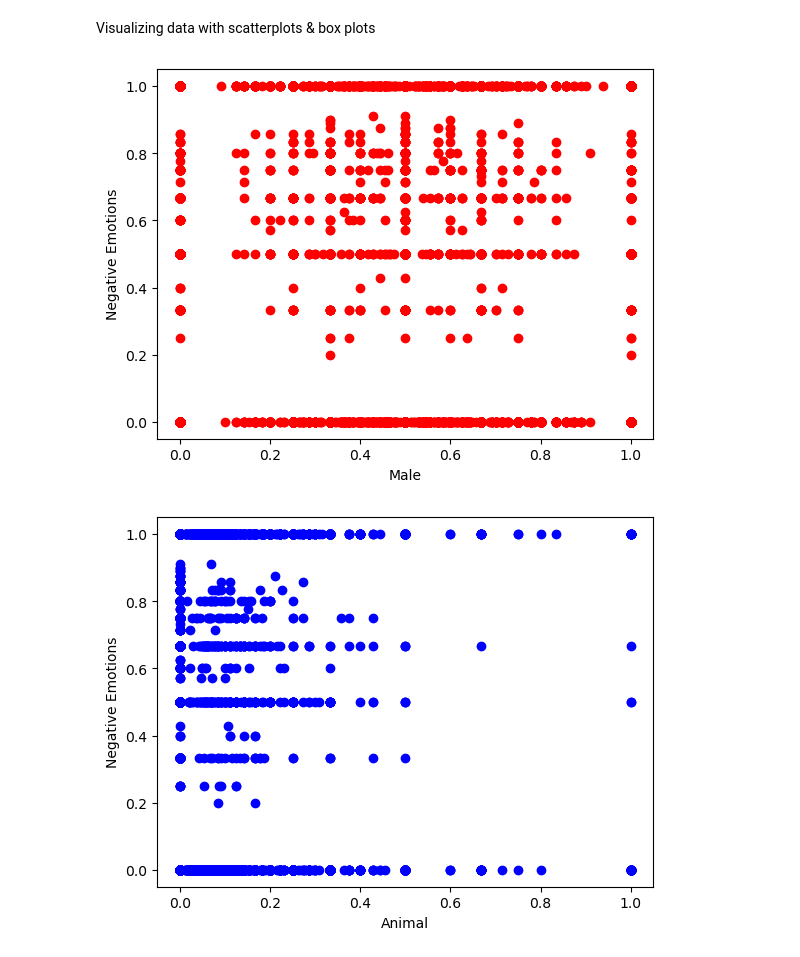
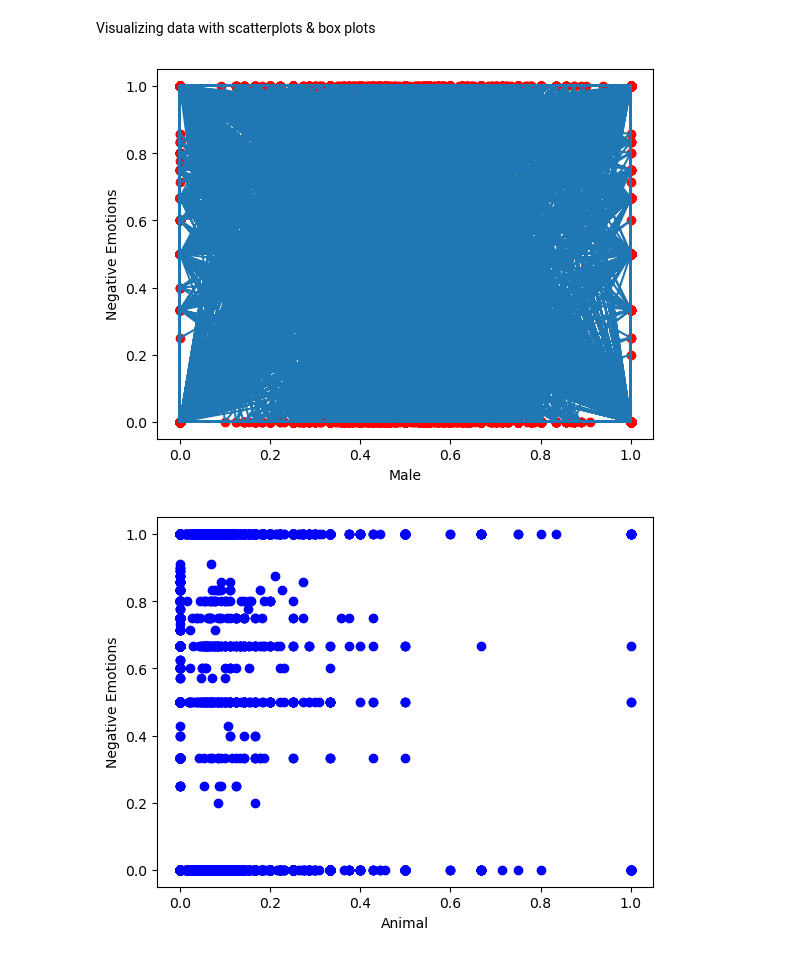
Before and after one commit to erika-ld/CPSC483-Machine-Learning-Project, a Jupyter notebook: data_preprocessing.ipynb, the cells around one changed output. Drawn from its saved outputs; the diff is of its cells as text; code cells hidden in the pictures.

Commit message:
updated scatterplot w/ trend line

```diff
--- a/data_preprocessing.ipynb
+++ b/data_preprocessing.ipynb
@@ -197,10 +197,11 @@ Visualizing data with scatterplots & box plots
 # %%
 plt.xlabel("Male")
 plt.ylabel("Negative Emotions")
 plt.scatter(X_train['Male'], y_train, color = 'red')
+plt.plot(X_train['Male'], y_train)
 plt.show()
 # %% [output]
-[figure, old version]
+[figure, new version]
 # %%
 plt.xlabel("Animal")
 plt.ylabel("Negative Emotions")
```
